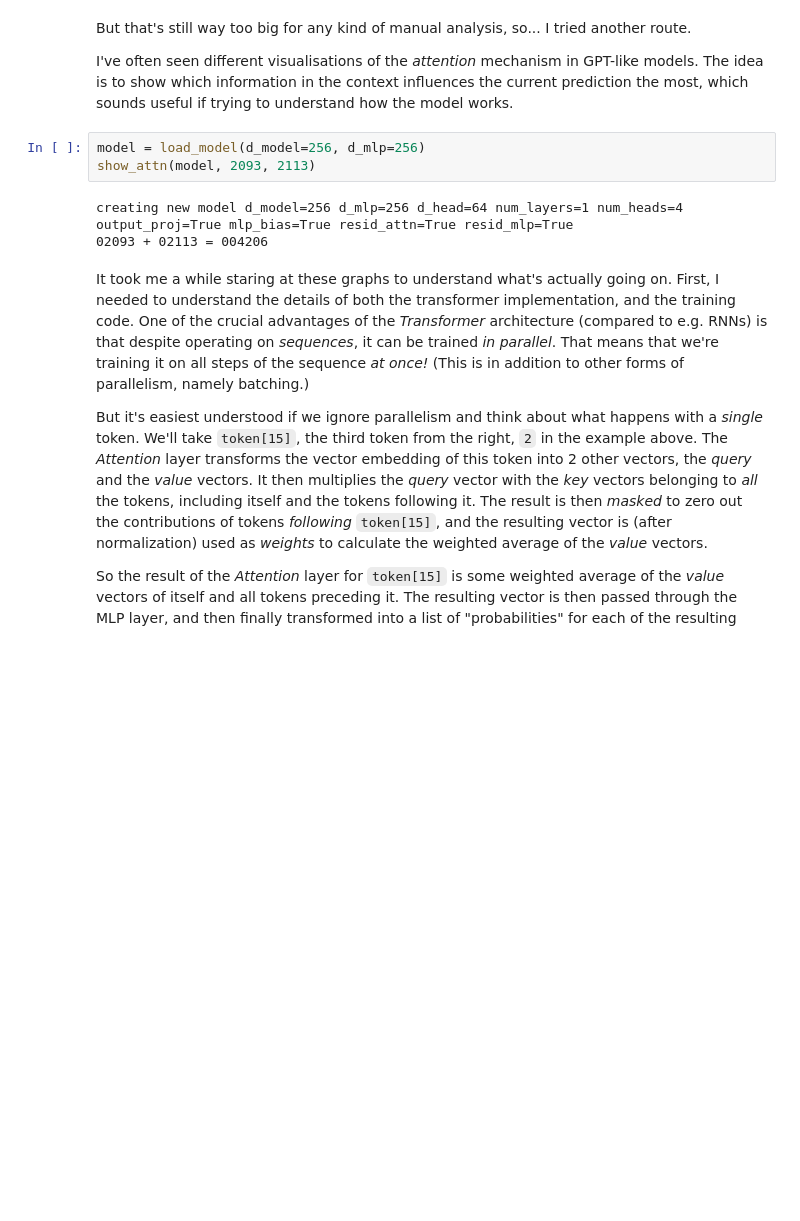
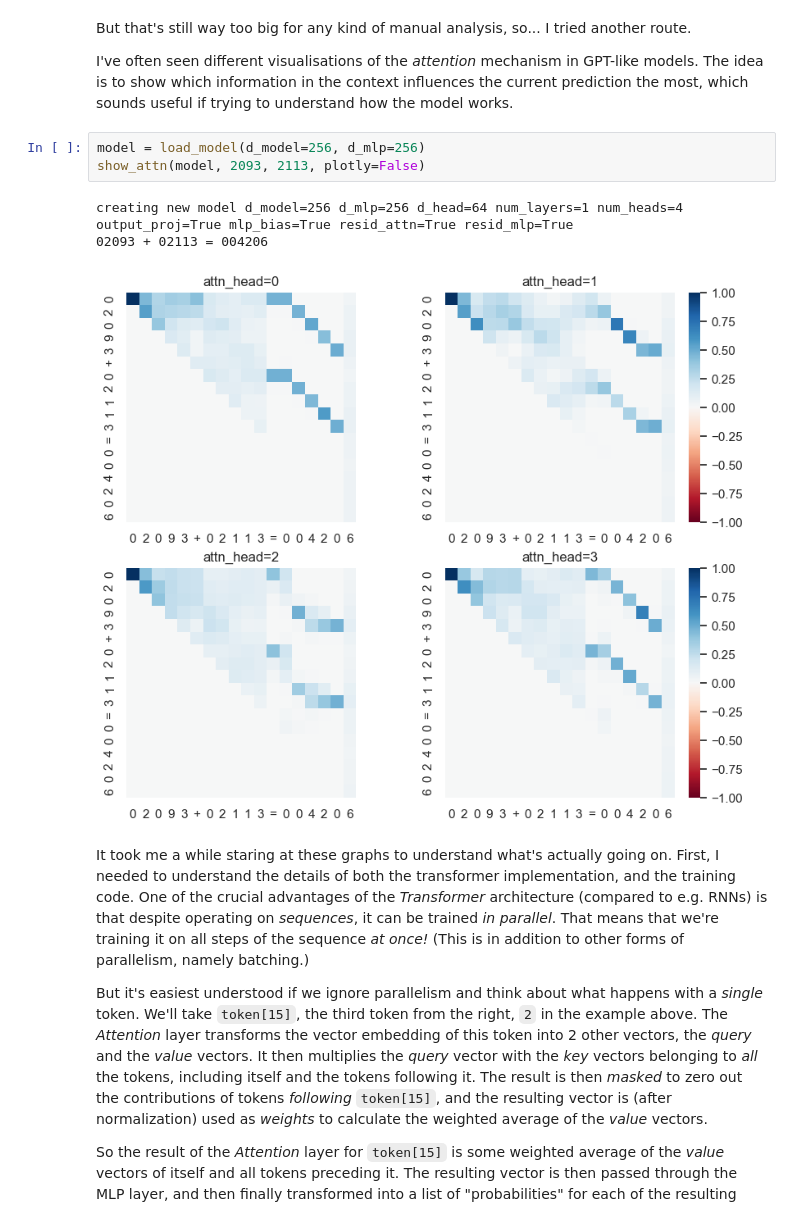
Before and after one commit to tomprimozic/mech_int, a Jupyter notebook: mechanistic_interpretability.ipynb, the cells around one changed output. Cells and saved outputs as stored; diff of their text form; blank space fills up the shorter version.

Commit message:
don't use plotly

```diff
--- a/mechanistic_interpretability.ipynb
+++ b/mechanistic_interpretability.ipynb
@@ -128,10 +128,11 @@ But that's still way too big for any kind of manual analysis, so... I tried anot
 I've often seen different visualisations of the _attention_ mechanism in GPT-like models. The idea is to show which information in the context influences the current prediction the most, which sounds useful if trying to understand how the model works.
 # %%
 model = load_model(d_model=256, d_mlp=256)
-show_attn(model, 2093, 2113)
+show_attn(model, 2093, 2113, plotly=False)
 # %% [output]
 creating new model d_model=256 d_mlp=256 d_head=64 num_layers=1 num_heads=4 output_proj=True mlp_bias=True resid_attn=True resid_mlp=True
 02093 + 02113 = 004206
+[figure, added]
 # %% [markdown]
 It took me a while staring at these graphs to understand what's actually going on. First, I needed to understand the details of both the transformer implementation, and the training code. One of the crucial advantages of the _Transformer_ architecture (compared to e.g. RNNs) is that despite operating on _sequences_, it can be trained _in parallel_. That means that we're training it on all steps of the sequence _at once!_ (This is in addition to other forms of parallelism, namely batching.)
 
```
